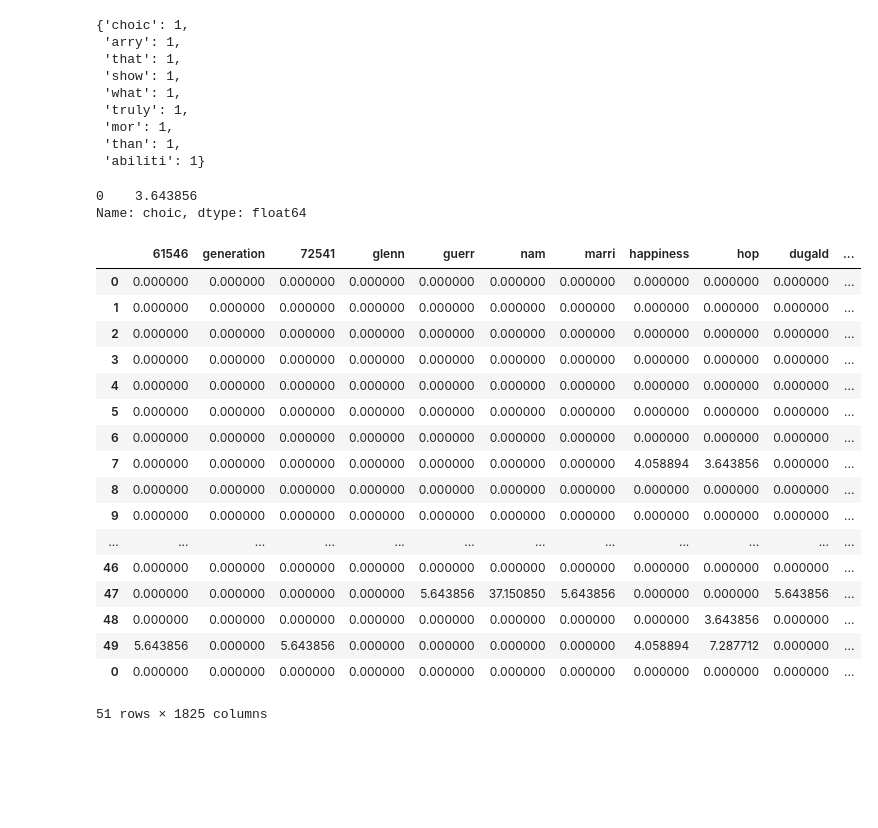
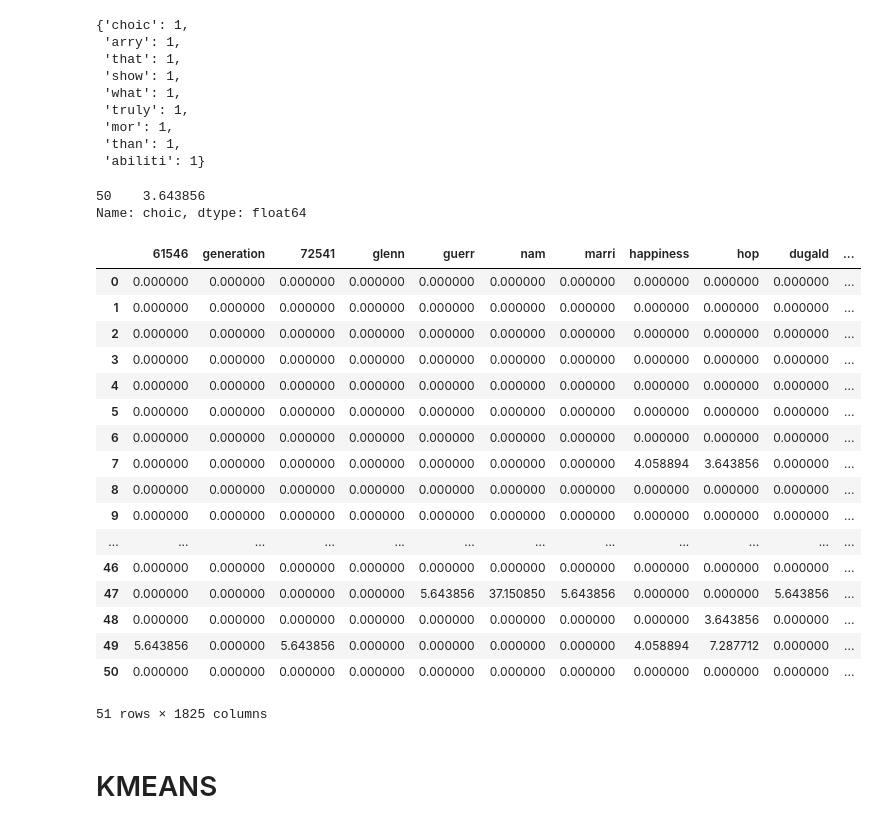
Before and after one commit to 3rickDJ/RI-K-means, a Jupyter notebook: matrix.ipynb, the cells around one changed output. Saved outputs shown, nothing was run; the diff lists cells and outputs as text; code cells hidden in the pictures; blank space fills up the shorter version.

Commit message:
add kemans model and matrix process

```diff
--- a/matrix.ipynb
+++ b/matrix.ipynb
@@ -89,30 +99,31 @@ query.frequency
 # %%
 new_row = {key: [ query.frequency.get(key, 0) ] for key in df.columns[1:]}
 new_row['name'] = 'query'
-new_row = pd.DataFrame(new_row)
+new_row = pd.DataFrame(new_row, index=[df.index.max() + 1])
 new_row = new_row[stems].mul(id_k, axis=1)
 new_row['choic']
 # %% [output]
-0    3.643856
+50    3.643856
 Name: choic, dtype: float64
 # %%
-pd.concat([tf_idf, new_row])
+query_matrix = pd.concat([tf_idf, new_row])
+query_matrix
 # %% [output]
 |  | 61546 | generation | 72541 | glenn | guerr | nam | marri | happiness | hop | dugald | ... |
 | 0 | 0.000000 | 0.000000 | 0.000000 | 0.000000 | 0.000000 | 0.000000 | 0.000000 | 0.000000 | 0.000000 | 0.000000 | ... |
 | 1 | 0.000000 | 0.000000 | 0.000000 | 0.000000 | 0.000000 | 0.000000 | 0.000000 | 0.000000 | 0.000000 | 0.000000 | ... |
 | 2 | 0.000000 | 0.000000 | 0.000000 | 0.000000 | 0.000000 | 0.000000 | 0.000000 | 0.000000 | 0.000000 | 0.000000 | ... |
 | 3 | 0.000000 | 0.000000 | 0.000000 | 0.000000 | 0.000000 | 0.000000 | 0.000000 | 0.000000 | 0.000000 | 0.000000 | ... |
 | 4 | 0.000000 | 0.000000 | 0.000000 | 0.000000 | 0.000000 | 0.000000 | 0.000000 | 0.000000 | 0.000000 | 0.000000 | ... |
 | 5 | 0.000000 | 0.000000 | 0.000000 | 0.000000 | 0.000000 | 0.000000 | 0.000000 | 0.000000 | 0.000000 | 0.000000 | ... |
 | 6 | 0.000000 | 0.000000 | 0.000000 | 0.000000 | 0.000000 | 0.000000 | 0.000000 | 0.000000 | 0.000000 | 0.000000 | ... |
 | 7 | 0.000000 | 0.000000 | 0.000000 | 0.000000 | 0.000000 | 0.000000 | 0.000000 | 4.058894 | 3.643856 | 0.000000 | ... |
 | 8 | 0.000000 | 0.000000 | 0.000000 | 0.000000 | 0.000000 | 0.000000 | 0.000000 | 0.000000 | 0.000000 | 0.000000 | ... |
 | 9 | 0.000000 | 0.000000 | 0.000000 | 0.000000 | 0.000000 | 0.000000 | 0.000000 | 0.000000 | 0.000000 | 0.000000 | ... |
 | ... | ... | ... | ... | ... | ... | ... | ... | ... | ... | ... | ... |
 | 46 | 0.000000 | 0.000000 | 0.000000 | 0.000000 | 0.000000 | 0.000000 | 0.000000 | 0.000000 | 0.000000 | 0.000000 | ... |
 | 47 | 0.000000 | 0.000000 | 0.000000 | 0.000000 | 5.643856 | 37.150850 | 5.643856 | 0.000000 | 0.000000 | 5.643856 | ... |
 | 48 | 0.000000 | 0.000000 | 0.000000 | 0.000000 | 0.000000 | 0.000000 | 0.000000 | 0.000000 | 3.643856 | 0.000000 | ... |
 | 49 | 5.643856 | 0.000000 | 5.643856 | 0.000000 | 0.000000 | 0.000000 | 0.000000 | 4.058894 | 7.287712 | 0.000000 | ... |
-| 0 | 0.000000 | 0.000000 | 0.000000 | 0.000000 | 0.000000 | 0.000000 | 0.000000 | 0.000000 | 0.000000 | 0.000000 | ... |
+| 50 | 0.000000 | 0.000000 | 0.000000 | 0.000000 | 0.000000 | 0.000000 | 0.000000 | 0.000000 | 0.000000 | 0.000000 | ... |
 51 rows × 1825 columns
@@ -118,0 +136,2 @@ pd.concat([tf_idf, new_row])
+# %% [markdown]
+# KMEANS
```
Also changed, not shown: parts of 4 cells of this notebook, 1 other file.
